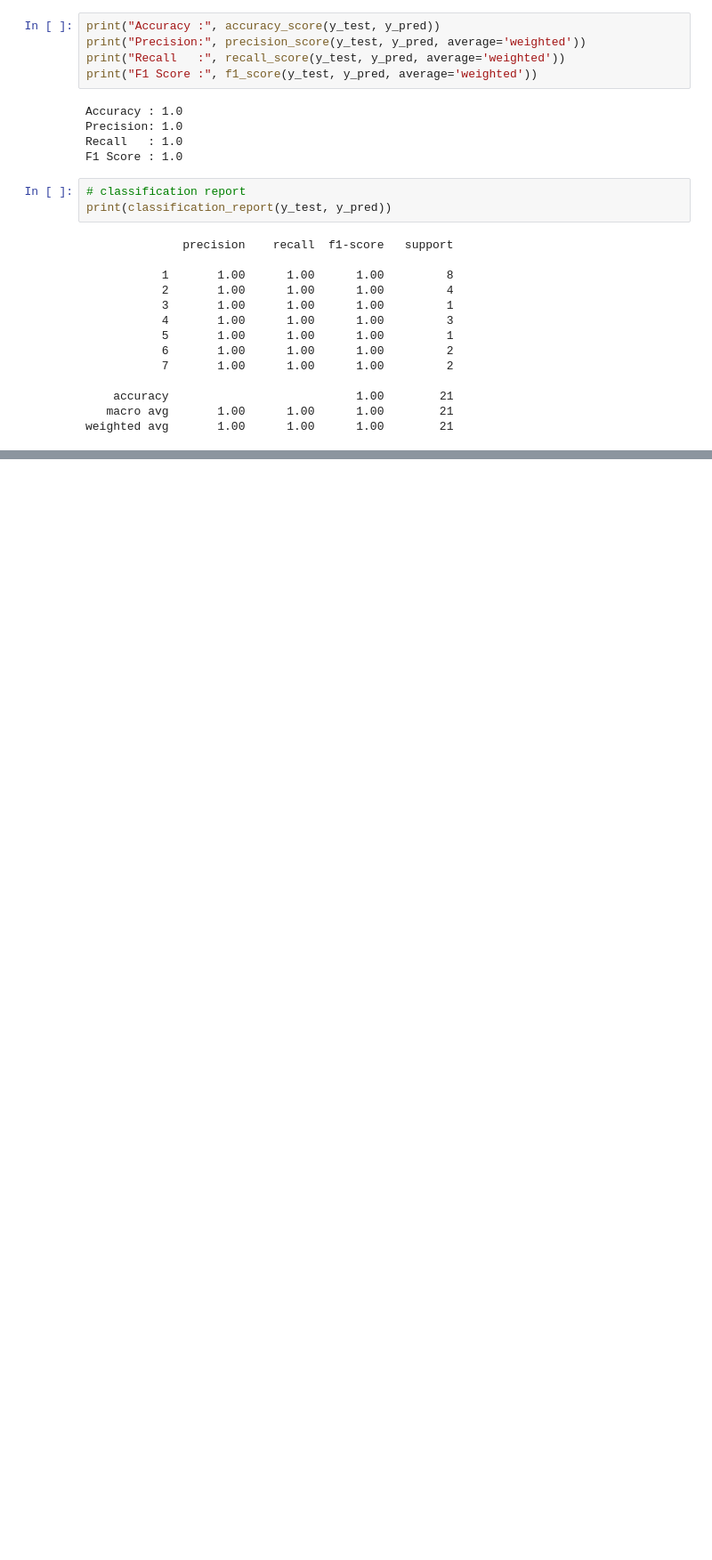
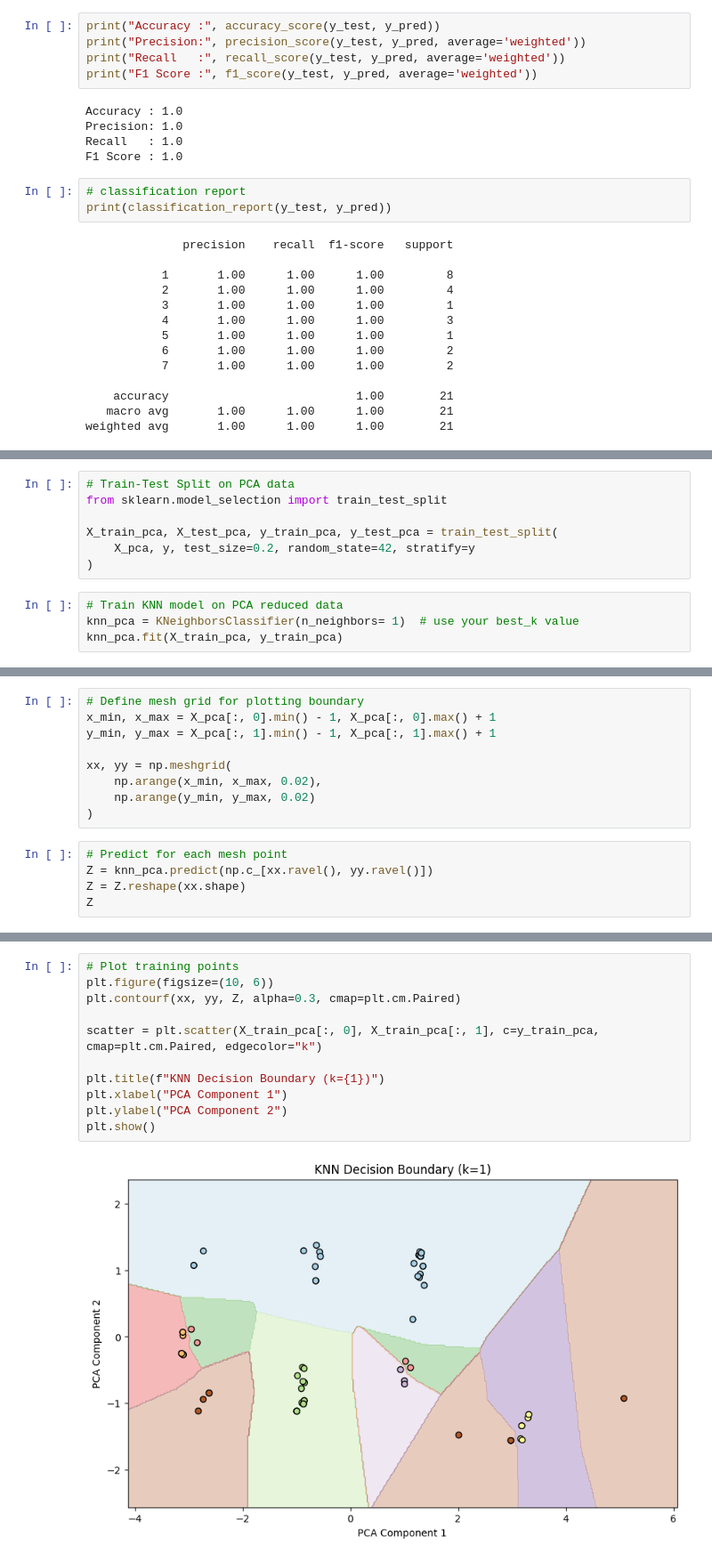
Before and after one commit to omkargutal/Data_Science-ML-Projects-Topicwise-, a Jupyter notebook: KNN/KNN.ipynb, the cells around one changed output, grey strips where cells are left out. Shown at 89% size. Drawn from its saved outputs; the diff is of its cells as text; blank space fills up the shorter version.

```diff
--- a/KNN/KNN.ipynb
+++ b/KNN/KNN.ipynb
@@ -286,0 +294,11 @@ The decision boundaries of the classifier.
+# %%
+# Train-Test Split on PCA data
+from sklearn.model_selection import train_test_split
+
+X_train_pca, X_test_pca, y_train_pca, y_test_pca = train_test_split(
+    X_pca, y, test_size=0.2, random_state=42, stratify=y
+)
+# %%
+# Train KNN model on PCA reduced data
+knn_pca = KNeighborsClassifier(n_neighbors= 1)  # use your best_k value
+knn_pca.fit(X_train_pca, y_train_pca)
@@ -286,0 +311,14 @@ The decision boundaries of the classifier.
+# %%
+# Define mesh grid for plotting boundary
+x_min, x_max = X_pca[:, 0].min() - 1, X_pca[:, 0].max() + 1
+y_min, y_max = X_pca[:, 1].min() - 1, X_pca[:, 1].max() + 1
+
+xx, yy = np.meshgrid(
+    np.arange(x_min, x_max, 0.02),
+    np.arange(y_min, y_max, 0.02)
+)
+# %%
+# Predict for each mesh point
+Z = knn_pca.predict(np.c_[xx.ravel(), yy.ravel()])
+Z = Z.reshape(xx.shape)
+Z
@@ -286,0 +335,13 @@ The decision boundaries of the classifier.
+# %%
+# Plot training points
+plt.figure(figsize=(10, 6))
+plt.contourf(xx, yy, Z, alpha=0.3, cmap=plt.cm.Paired)
+
+scatter = plt.scatter(X_train_pca[:, 0], X_train_pca[:, 1], c=y_train_pca, cmap=plt.cm.Paired, edgecolor="k")
+
+plt.title(f"KNN Decision Boundary (k={1})")
+plt.xlabel("PCA Component 1")
+plt.ylabel("PCA Component 2")
+plt.show()
+# %% [output]
+[figure, added]
```
Also changed, not shown: parts of 24 cells of this notebook, 26 other files.
